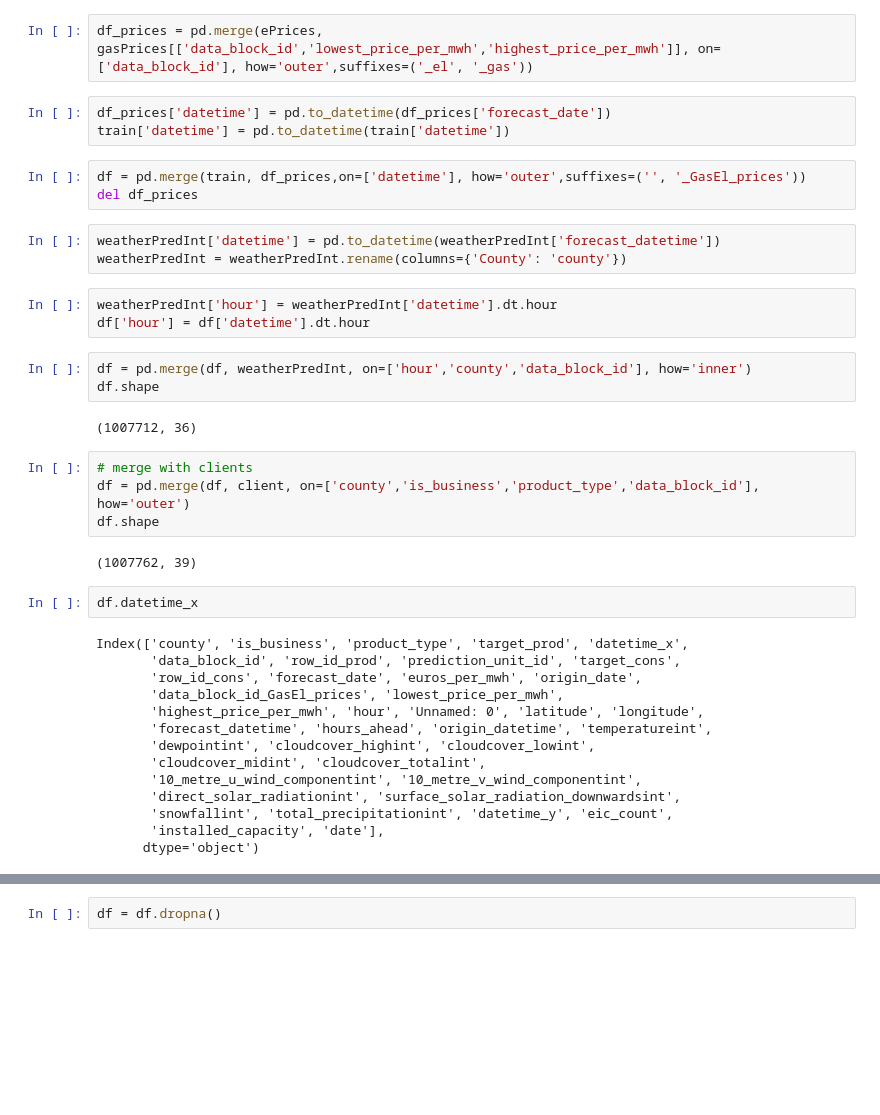
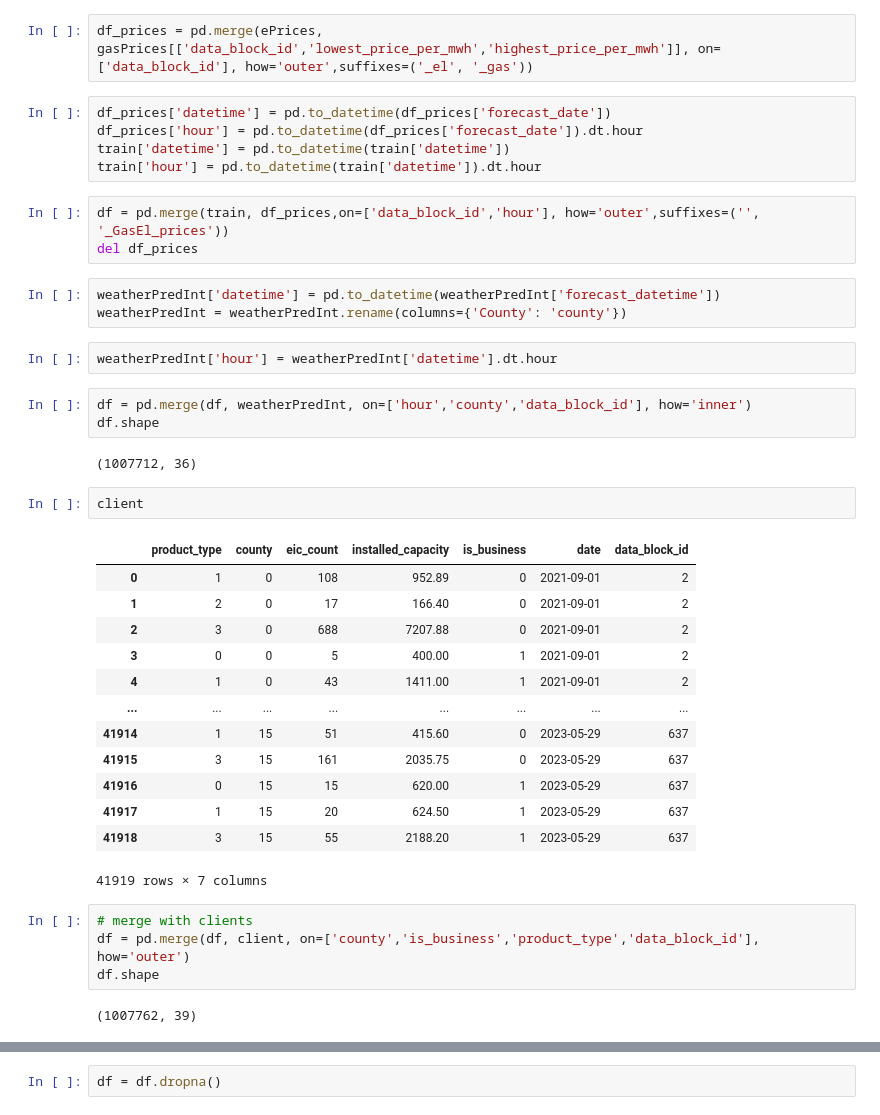
Before and after one commit to matze21/predictEnegyCons, a Jupyter notebook: jupyters/checkCorrelation.ipynb, the cells around one changed output, grey strips where cells are left out. Drawn from its saved outputs; the diff is of its cells as text; blank space fills up the shorter version.

```diff
--- a/jupyters/checkCorrelation.ipynb
+++ b/jupyters/checkCorrelation.ipynb
@@ -22,43 +25,44 @@ print(train.shape)
 df_prices = pd.merge(ePrices, gasPrices[['data_block_id','lowest_price_per_mwh','highest_price_per_mwh']], on=['data_block_id'], how='outer',suffixes=('_el', '_gas'))
 # %%
 df_prices['datetime'] = pd.to_datetime(df_prices['forecast_date'])
+df_prices['hour'] = pd.to_datetime(df_prices['forecast_date']).dt.hour
 train['datetime'] = pd.to_datetime(train['datetime'])
+train['hour'] = pd.to_datetime(train['datetime']).dt.hour
 # %%
-df = pd.merge(train, df_prices,on=['datetime'], how='outer',suffixes=('', '_GasEl_prices'))
+df = pd.merge(train, df_prices,on=['data_block_id','hour'], how='outer',suffixes=('', '_GasEl_prices'))
 del df_prices
 # %%
 weatherPredInt['datetime'] = pd.to_datetime(weatherPredInt['forecast_datetime'])
 weatherPredInt = weatherPredInt.rename(columns={'County': 'county'})
 # %%
 weatherPredInt['hour'] = weatherPredInt['datetime'].dt.hour
-df['hour'] = df['datetime'].dt.hour
 # %%
 df = pd.merge(df, weatherPredInt, on=['hour','county','data_block_id'], how='inner')
 df.shape
 # %% [output]
 (1007712, 36)
+# %%
+client
+# %% [output]
+|  | product_type | county | eic_count | installed_capacity | is_business | date | data_block_id |
+| 0 | 1 | 0 | 108 | 952.89 | 0 | 2021-09-01 | 2 |
+| 1 | 2 | 0 | 17 | 166.40 | 0 | 2021-09-01 | 2 |
+| 2 | 3 | 0 | 688 | 7207.88 | 0 | 2021-09-01 | 2 |
+| 3 | 0 | 0 | 5 | 400.00 | 1 | 2021-09-01 | 2 |
+| 4 | 1 | 0 | 43 | 1411.00 | 1 | 2021-09-01 | 2 |
+| ... | ... | ... | ... | ... | ... | ... | ... |
+| 41914 | 1 | 15 | 51 | 415.60 | 0 | 2023-05-29 | 637 |
+| 41915 | 3 | 15 | 161 | 2035.75 | 0 | 2023-05-29 | 637 |
+| 41916 | 0 | 15 | 15 | 620.00 | 1 | 2023-05-29 | 637 |
+| 41917 | 1 | 15 | 20 | 624.50 | 1 | 2023-05-29 | 637 |
+| 41918 | 3 | 15 | 55 | 2188.20 | 1 | 2023-05-29 | 637 |
+41919 rows × 7 columns
 # %%
 # merge with clients
 df = pd.merge(df, client, on=['county','is_business','product_type','data_block_id'], how='outer')
 df.shape
 # %% [output]
 (1007762, 39)
-# %%
-df.datetime_x
-# %% [output]
-Index(['county', 'is_business', 'product_type', 'target_prod', 'datetime_x',
-       'data_block_id', 'row_id_prod', 'prediction_unit_id', 'target_cons',
-       'row_id_cons', 'forecast_date', 'euros_per_mwh', 'origin_date',
-       'data_block_id_GasEl_prices', 'lowest_price_per_mwh',
-       'highest_price_per_mwh', 'hour', 'Unnamed: 0', 'latitude', 'longitude',
-       'forecast_datetime', 'hours_ahead', 'origin_datetime', 'temperatureint',
-       'dewpointint', 'cloudcover_highint', 'cloudcover_lowint',
-       'cloudcover_midint', 'cloudcover_totalint',
-       '10_metre_u_wind_componentint', '10_metre_v_wind_componentint',
-       'direct_solar_radiationint', 'surface_solar_radiation_downwardsint',
-       'snowfallint', 'total_precipitationint', 'datetime_y', 'eic_count',
-       'installed_capacity', 'date'],
-      dtype='object')
 # %%
 df['yearday'] = df['datetime_x'].dt.day_of_year
 df['weekday'] = df['datetime_x'].dt.day_of_week
```
Also changed, not shown: parts of 35 cells of this notebook.
